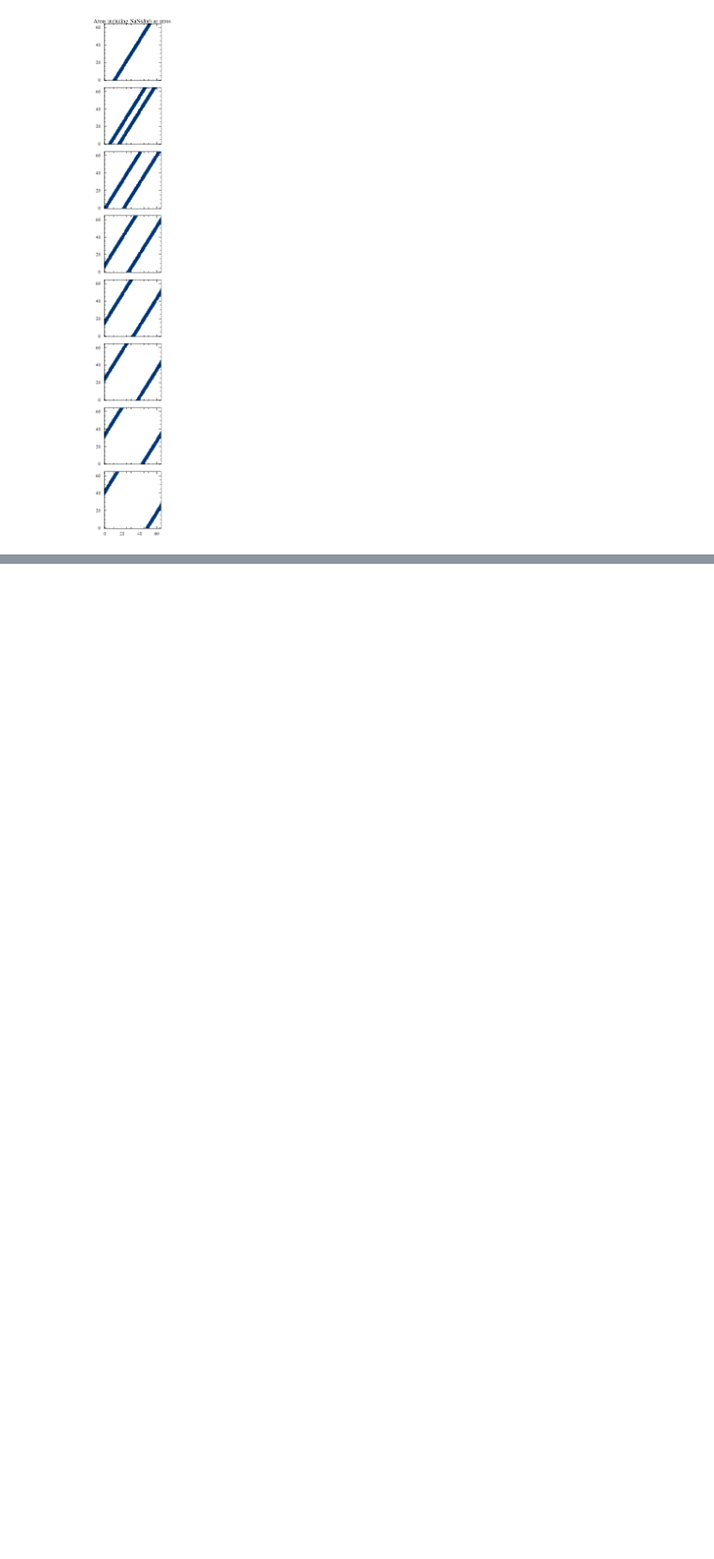
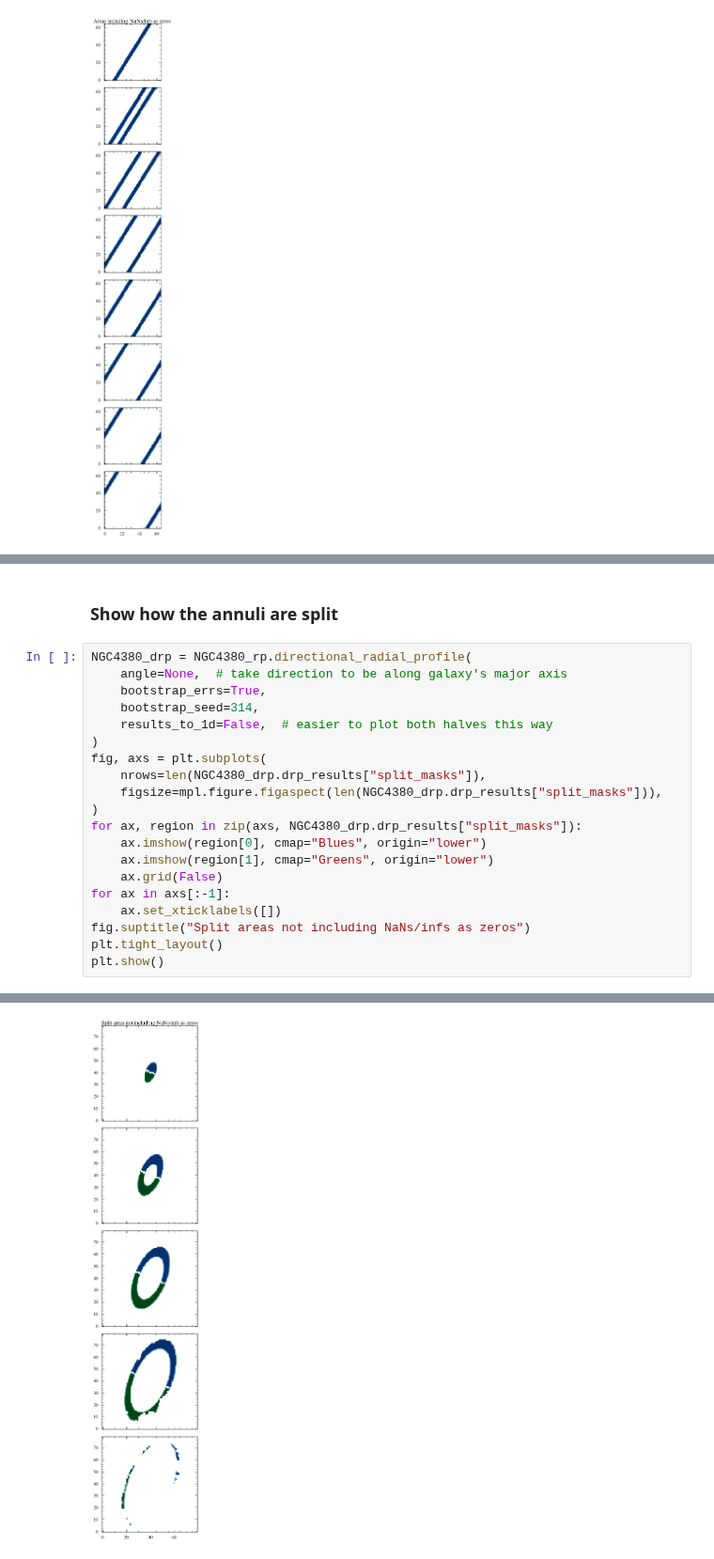
Before and after one commit to BearBearCodes/coop_f2021, a Jupyter notebook: packages/radial_profile_example.ipynb, the cells around one changed output, grey strips where cells are left out. Shown at 94% size. Drawn from its saved outputs; the diff is of its cells as text; blank space fills up the shorter version.

Commit message:
added directional radial profiles. Still need to complete docstrings

```diff
--- a/packages/radial_profile_example.ipynb
+++ b/packages/radial_profile_example.ipynb
@@ -590,0 +677,23 @@ Average SNR of next rectangle: 0.6151582215215239
+# %% [markdown]
+### Show how the annuli are split
+# %%
+NGC4380_drp = NGC4380_rp.directional_radial_profile(
+    angle=None,  # take direction to be along galaxy's major axis
+    bootstrap_errs=True,
+    bootstrap_seed=314,
+    results_to_1d=False,  # easier to plot both halves this way
+)
+fig, axs = plt.subplots(
+    nrows=len(NGC4380_drp.drp_results["split_masks"]),
+    figsize=mpl.figure.figaspect(len(NGC4380_drp.drp_results["split_masks"])),
+)
+for ax, region in zip(axs, NGC4380_drp.drp_results["split_masks"]):
+    ax.imshow(region[0], cmap="Blues", origin="lower")
+    ax.imshow(region[1], cmap="Greens", origin="lower")
+    ax.grid(False)
+for ax in axs[:-1]:
+    ax.set_xticklabels([])
+fig.suptitle("Split areas not including NaNs/infs as zeros")
+plt.tight_layout()
+plt.show()
+# %% [output]
@@ -590,0 +702 @@ Average SNR of next rectangle: 0.6151582215215239
+[figure, added]
```
Also changed, not shown: parts of 12 cells of this notebook, 2 other files.
